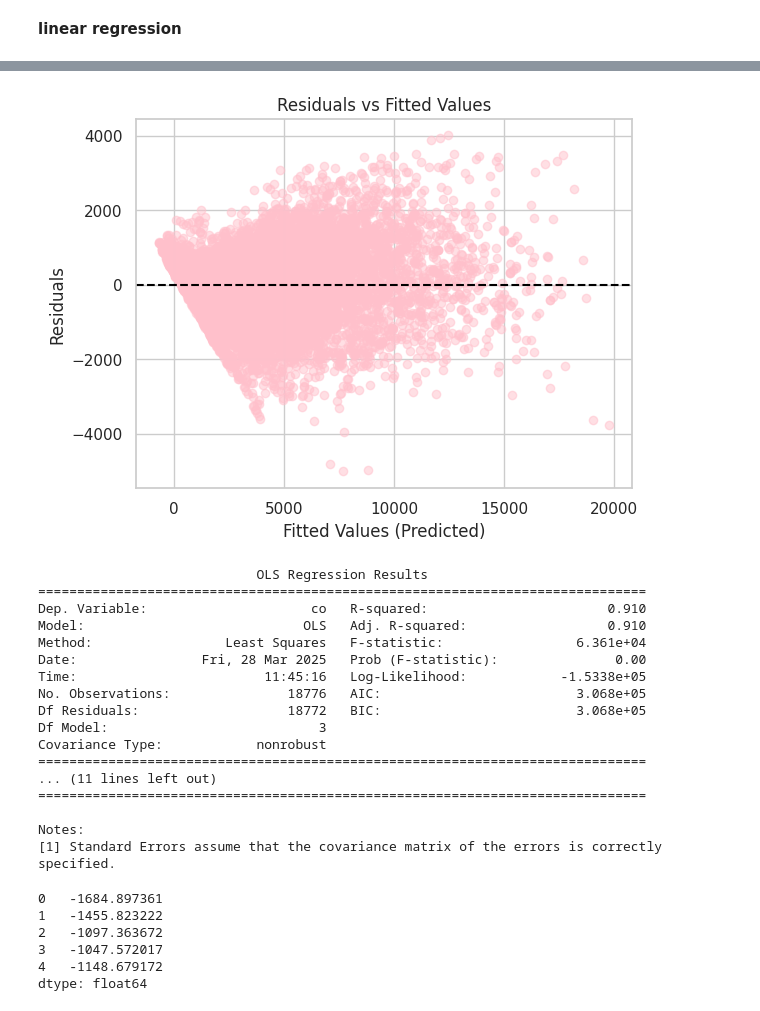
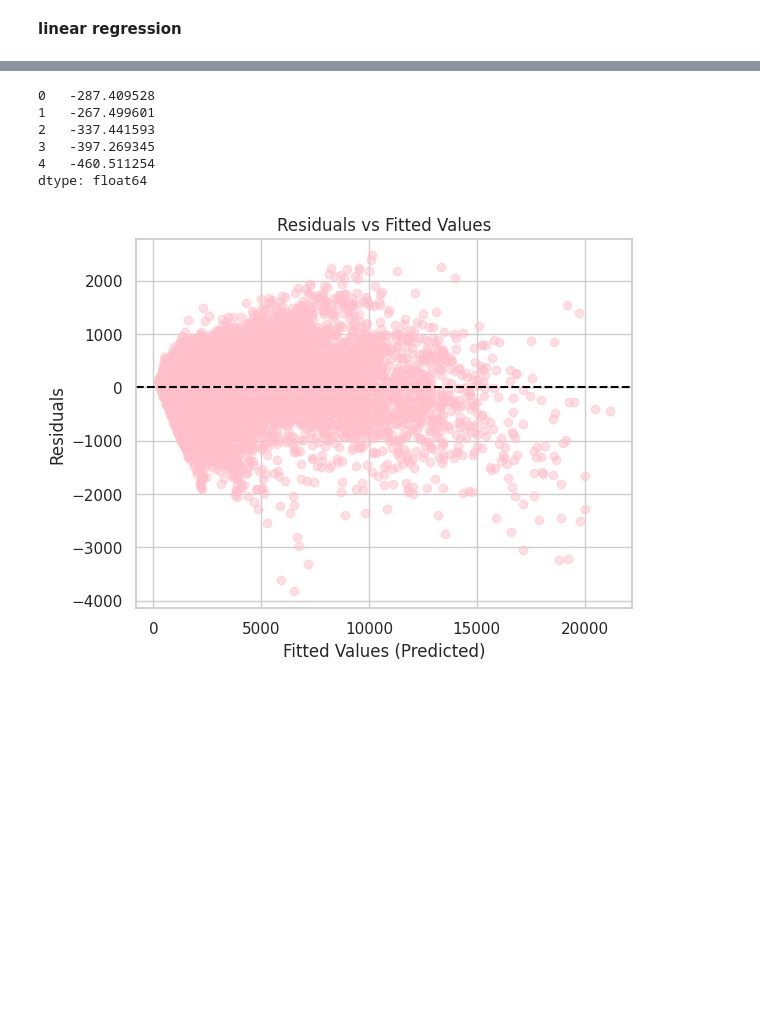
Before and after one commit to dafnep4/Dafne-Petrelli-s-coding, a Jupyter notebook: Coursework_2_Delhi.ipynb, the cells around one changed output, grey strips where cells are left out. Cells and saved outputs as stored; diff of their text form; code cells hidden in the pictures; blank space fills up the shorter version.

```diff
--- a/Coursework_2_Delhi.ipynb
+++ b/Coursework_2_Delhi.ipynb
@@ -113,0 +92,6 @@ Notes:
+# %%
+X=sm.add_constant(df["pm10"]) #performs linear regression model and adds intercept to the computation.
+y=df["pm2_5"]
+
+mod=sm.OLS(y,X).fit()
+print(mod.summary())
@@ -262,9 +266,8 @@ plt.show()
 # %%
-#dropped the pollutants with the highest coeffiecients
-predictors_dropped = [p for p in predictors if p not in ["no", "nh3", "no2"]]
-X_dropped = df[predictors_dropped]
-X_dropped = sm.add_constant(X_dropped)
-est_dropped = sm.OLS(y, X_dropped).fit()
+predictors_dropped=[p for p in predictors if p not in ["o3", "so2"]] #dropped poluutants with a negative regression coefficient to have an all positive reegression model.
+X_dropped=df[predictors_dropped]
+X_dropped=sm.add_constant(X_dropped)
+est_dropped=sm.OLS(y, X_dropped).fit()
 print(est_dropped.summary())
 # %% [output]
                             OLS Regression Results
@@ -297,0 +290,6 @@ dtype: float64
+# %%
+predictors_dropped_std = [p for p in predictors_dropped if p not in ["pm2_5","nh3"]] #dropped the pollutants with the lowest t-statistic
+X_dropped_std = df[predictors_dropped_std]
+X_dropped_std = sm.add_constant(X_dropped_std)
+est_dropped = sm.OLS(y, X_dropped_std).fit()
+print(est_dropped.summary())
@@ -298,45 +314,20 @@ dtype: float64
+# %%
+fitted3=est_dropped.predict(X_dropped_std) #plotted residuals for the final pollutants.
+residuals3=y-fitted3
+print(residuals3.head())
+# %% [output]
+0   -287.409528
+1   -267.499601
+2   -337.441593
+3   -397.269345
+4   -460.511254
+dtype: float64
 # %%
-plt.scatter(fitted2, residuals2, color="pink", alpha=0.5)
+plt.scatter(fitted3, residuals3, color="pink", alpha=0.5) #plotted a scatter plot of the residuals against the fitted values.
 plt.axhline(y=0, color="black", linestyle="--")
 plt.title("Residuals vs Fitted Values")
 plt.xlabel("Fitted Values (Predicted)")
 plt.ylabel("Residuals")
 plt.show()
 # %% [output]
-[figure, old version]
+[figure, new version]
-# %%
-#dropped the pollutants with the highest std and coefficient
-predictors_dropped_std = [p for p in predictors_dropped if p not in ["pm10"]]
-X_dropped_std = df[predictors_dropped_std]
-X_dropped_std = sm.add_constant(X_dropped_std)
-est_dropped = sm.OLS(y, X_dropped_std).fit()
-print(est_dropped.summary())
-# %% [output]
-                            OLS Regression Results
-==============================================================================
-Dep. Variable:                     co   R-squared:                       0.910
-Model:                            OLS   Adj. R-squared:                  0.910
-Method:                 Least Squares   F-statistic:                 6.361e+04
-Date:                Fri, 28 Mar 2025   Prob (F-statistic):               0.00
-Time:                        11:45:16   Log-Likelihood:            -1.5338e+05
-No. Observations:               18776   AIC:                         3.068e+05
-Df Residuals:                   18772   BIC:                         3.068e+05
-Df Model:                           3
-Covariance Type:            nonrobust
-==============================================================================
-... (11 lines left out)
-==============================================================================
-
-Notes:
-[1] Standard Errors assume that the covariance matrix of the errors is correctly specified.
-# %%
-fitted3 = est_dropped.predict(X_dropped_std)
-residuals3 = y - fitted3
-print(residuals3.head())
-# %% [output]
-0   -1684.897361
-1   -1455.823222
-2   -1097.363672
-3   -1047.572017
-4   -1148.679172
-dtype: float64
```
Also changed, not shown: parts of 31 cells of this notebook.
